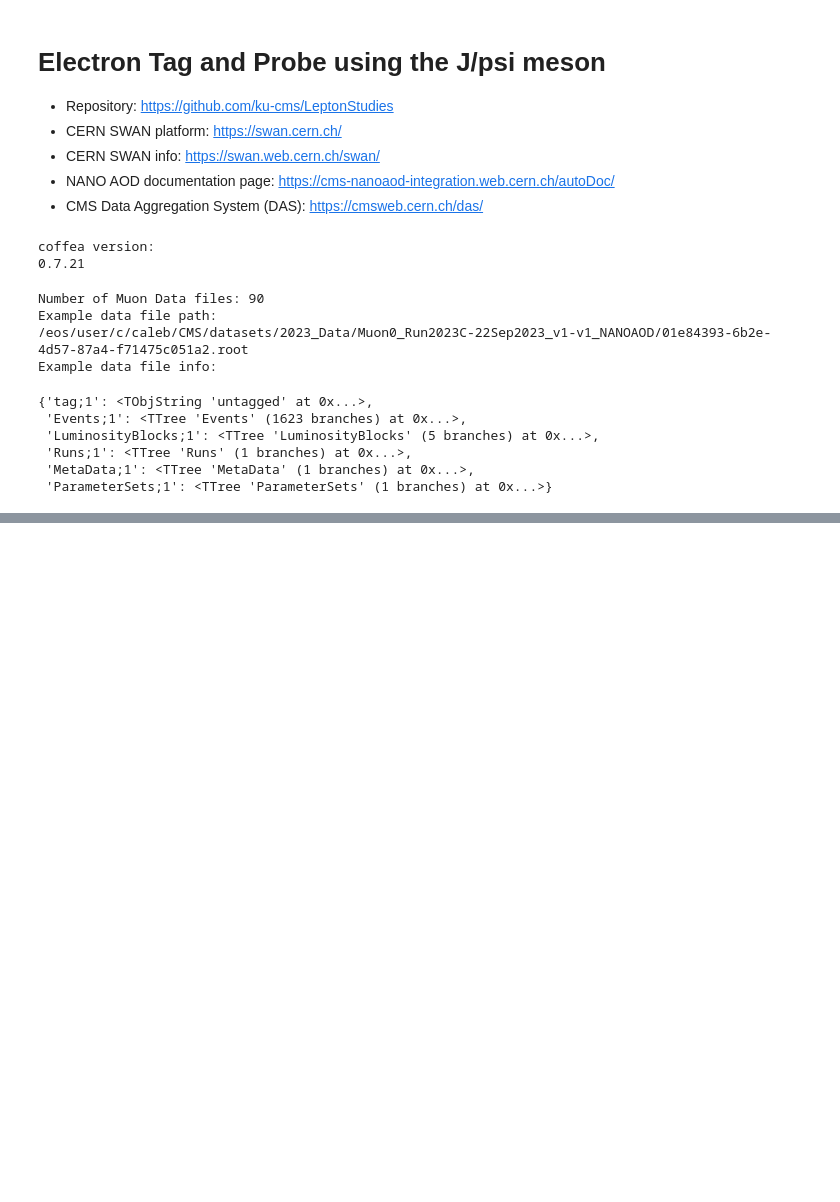
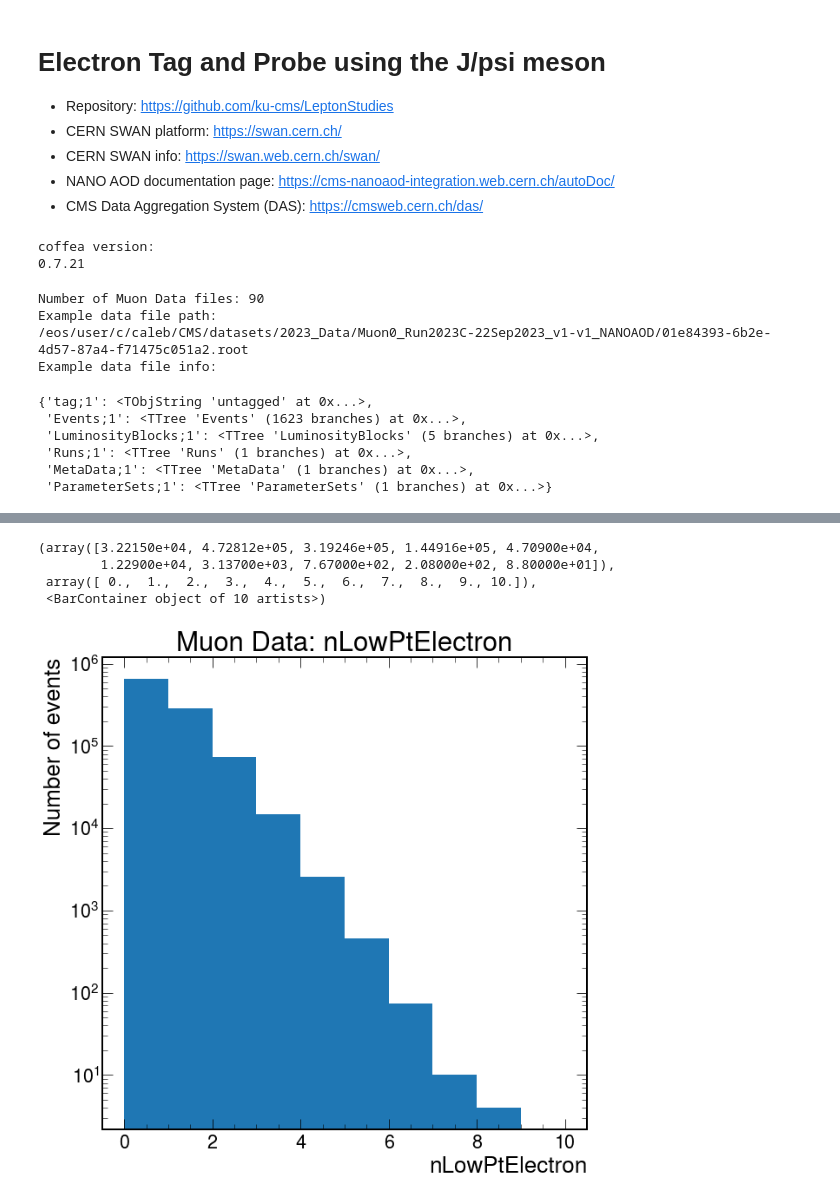
Before and after one commit to ku-cms/LeptonStudies, a Jupyter notebook: notebooks/electron_tnp_Jpsi_mass.ipynb, the cells around one changed output, grey strips where cells are left out. Drawn from its saved outputs; the diff is of its cells as text; code cells hidden in the pictures; blank space fills up the shorter version.

```diff
--- a/notebooks/electron_tnp_Jpsi_mass.ipynb
+++ b/notebooks/electron_tnp_Jpsi_mass.ipynb
@@ -101,0 +130,29 @@ Sample: Muon Data 2023
+# %%
+# Muon Data
+
+# nLowPtElectron
+fig, ax = plt.subplots()
+ax.set_title(r"Muon Data: nLowPtElectron")
+ax.set_xlabel(r"nLowPtElectron")
+ax.set_ylabel(r"Number of events")
+ax.hist(ak.num(data_events.LowPtElectron), bins=np.linspace(0, 10, 11), log=True)
+
+# nElectron
+fig, ax = plt.subplots()
+ax.set_title(r"Muon Data: nElectron")
+ax.set_xlabel(r"nElectron")
+ax.set_ylabel(r"Number of events")
+ax.hist(ak.num(data_events.Electron), bins=np.linspace(0, 10, 11), log=True)
+
+# nMuon
+fig, ax = plt.subplots()
+ax.set_title(r"Muon Data: nMuon")
+ax.set_xlabel(r"nMuon")
+ax.set_ylabel(r"Number of events")
+ax.hist(ak.num(data_events.Muon), bins=np.linspace(0, 10, 11), log=True)
+# %% [output]
+(array([3.22150e+04, 4.72812e+05, 3.19246e+05, 1.44916e+05, 4.70900e+04,
+        1.22900e+04, 3.13700e+03, 7.67000e+02, 2.08000e+02, 8.80000e+01]),
+ array([ 0.,  1.,  2.,  3.,  4.,  5.,  6.,  7.,  8.,  9., 10.]),
+ <BarContainer object of 10 artists>)
+[figure, added]
```
Also changed, not shown: parts of 5 cells of this notebook, 1 other file.
